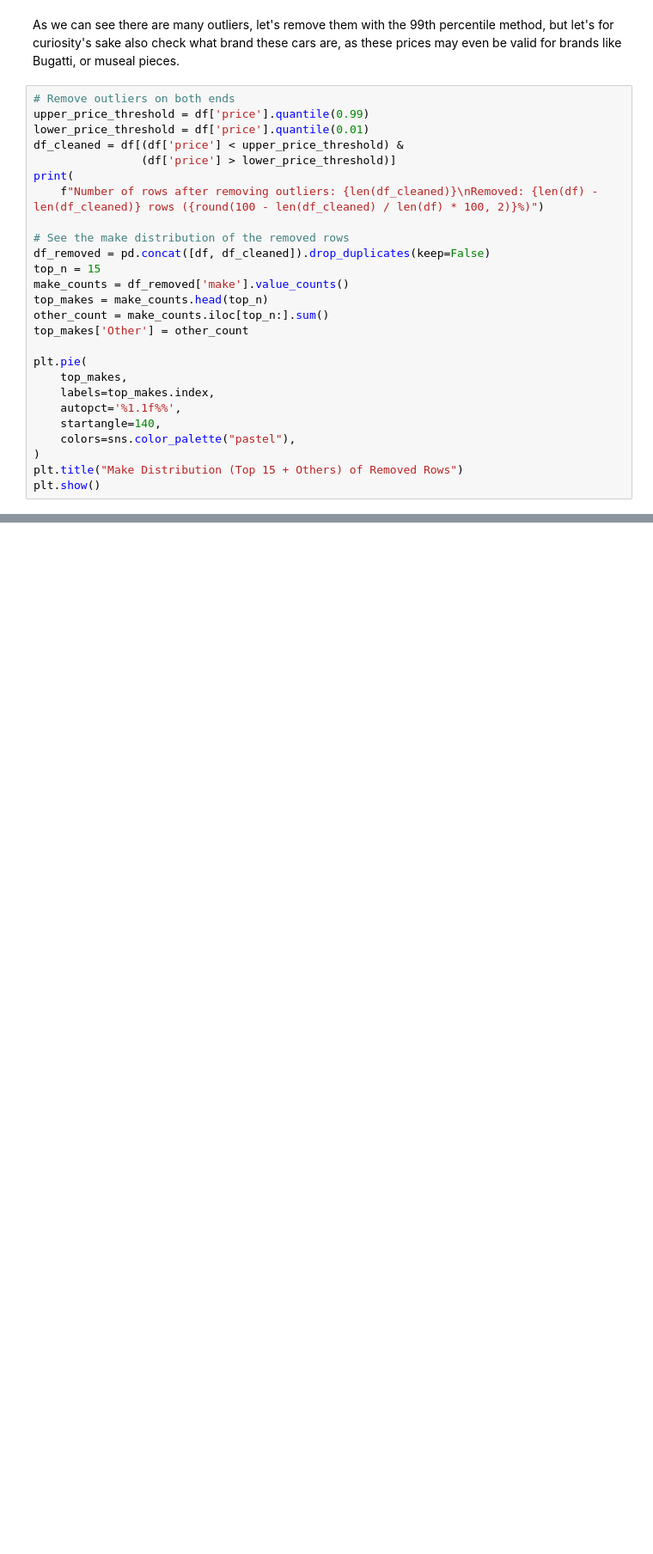
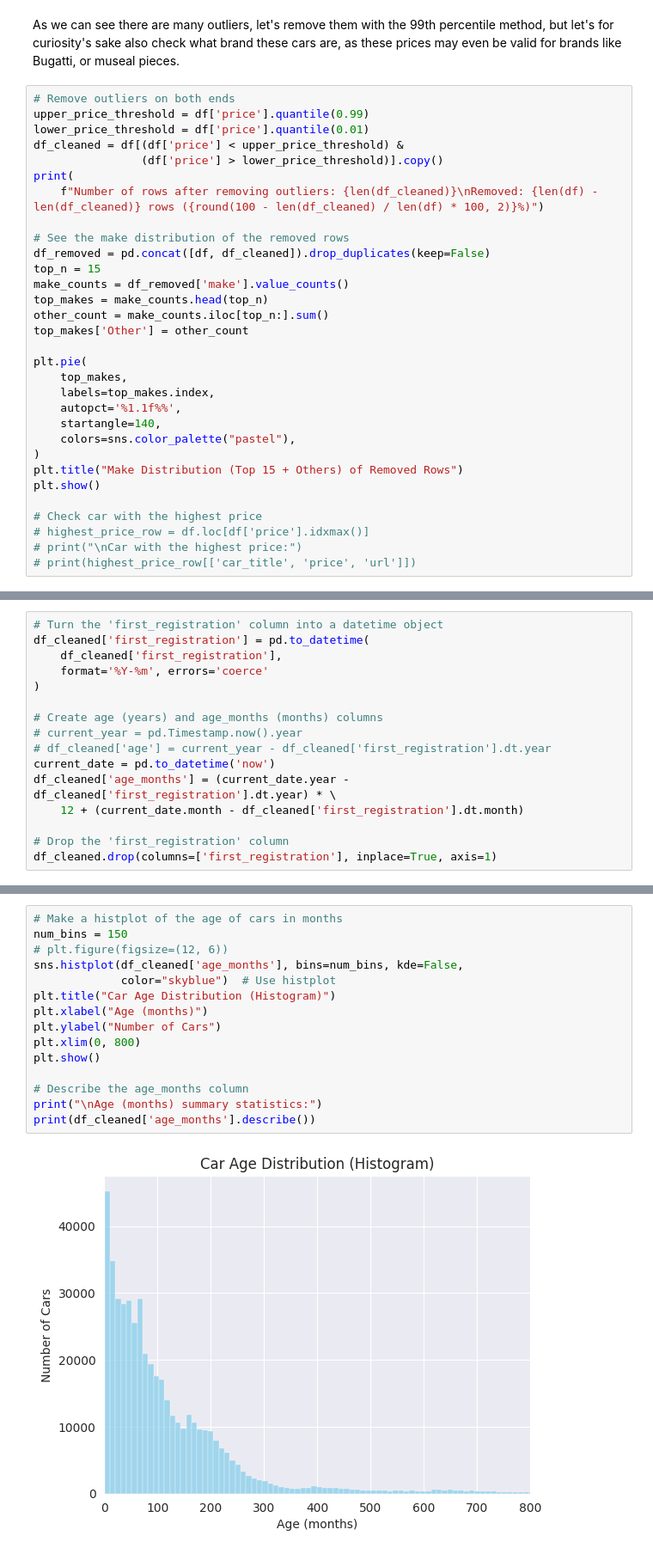
Before and after one commit to dfoddav2/SS25-capstone-project, a Jupyter notebook: analysis/price_exploration.ipynb, the cells around one changed output, grey strips where cells are left out. Shown at 86% size. Drawn from its saved outputs; the diff is of its cells as text; blank space fills up the shorter version.

Commit message:
chore: improved price exploration

```diff
--- a/analysis/price_exploration.ipynb
+++ b/analysis/price_exploration.ipynb
@@ -52,7 +66,7 @@ As we can see there are many outliers, let's remove them with the 99th percentil
 upper_price_threshold = df['price'].quantile(0.99)
 lower_price_threshold = df['price'].quantile(0.01)
 df_cleaned = df[(df['price'] < upper_price_threshold) &
-                (df['price'] > lower_price_threshold)]
+                (df['price'] > lower_price_threshold)].copy()
 print(
     f"Number of rows after removing outliers: {len(df_cleaned)}\nRemoved: {len(df) - len(df_cleaned)} rows ({round(100 - len(df_cleaned) / len(df) * 100, 2)}%)")
 
@@ -73,6 +87,11 @@ plt.pie(
 )
 plt.title("Make Distribution (Top 15 + Others) of Removed Rows")
 plt.show()
+
+# Check car with the highest price
+# highest_price_row = df.loc[df['price'].idxmax()]
+# print("\nCar with the highest price:")
+# print(highest_price_row[['car_title', 'price', 'url']])
 # %% [output]
 Number of rows after removing outliers: 495433
 Removed: 10182 rows (2.01%)
@@ -115,0 +141,16 @@ plt.show()
+# %%
+# Turn the 'first_registration' column into a datetime object
+df_cleaned['first_registration'] = pd.to_datetime(
+    df_cleaned['first_registration'],
+    format='%Y-%m', errors='coerce'
+)
+
+# Create age (years) and age_months (months) columns
+# current_year = pd.Timestamp.now().year
+# df_cleaned['age'] = current_year - df_cleaned['first_registration'].dt.year
+current_date = pd.to_datetime('now')
+df_cleaned['age_months'] = (current_date.year - df_cleaned['first_registration'].dt.year) * \
+    12 + (current_date.month - df_cleaned['first_registration'].dt.month)
+
+# Drop the 'first_registration' column
+df_cleaned.drop(columns=['first_registration'], inplace=True, axis=1)
@@ -115,0 +159,17 @@ plt.show()
+# %%
+# Make a histplot of the age of cars in months
+num_bins = 150
+# plt.figure(figsize=(12, 6))
+sns.histplot(df_cleaned['age_months'], bins=num_bins, kde=False,
+             color="skyblue")  # Use histplot
+plt.title("Car Age Distribution (Histogram)")
+plt.xlabel("Age (months)")
+plt.ylabel("Number of Cars")
+plt.xlim(0, 800)
+plt.show()
+
+# Describe the age_months column
+print("\nAge (months) summary statistics:")
+print(df_cleaned['age_months'].describe())
+# %% [output]
+[figure, added]
```
Also changed, not shown: parts of 58 cells of this notebook, 3 other files.
